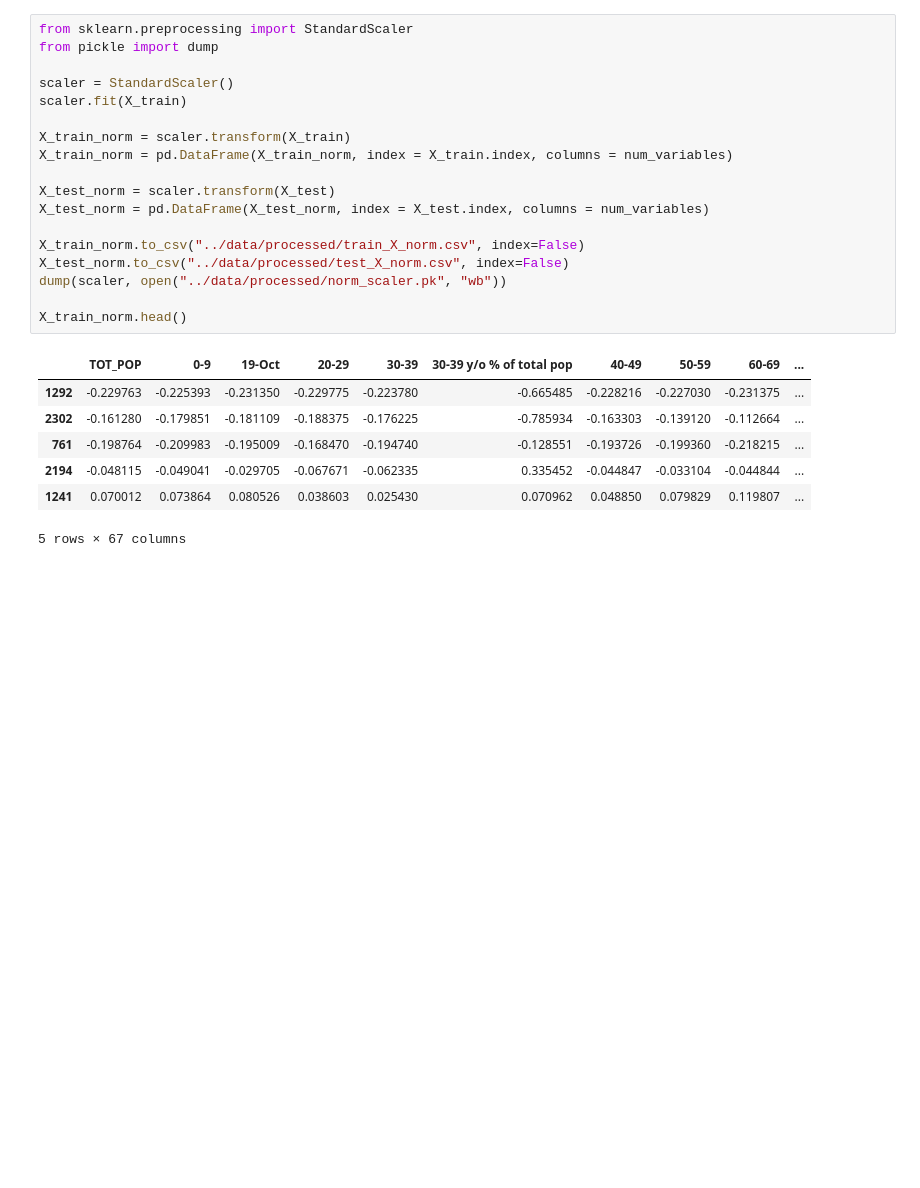
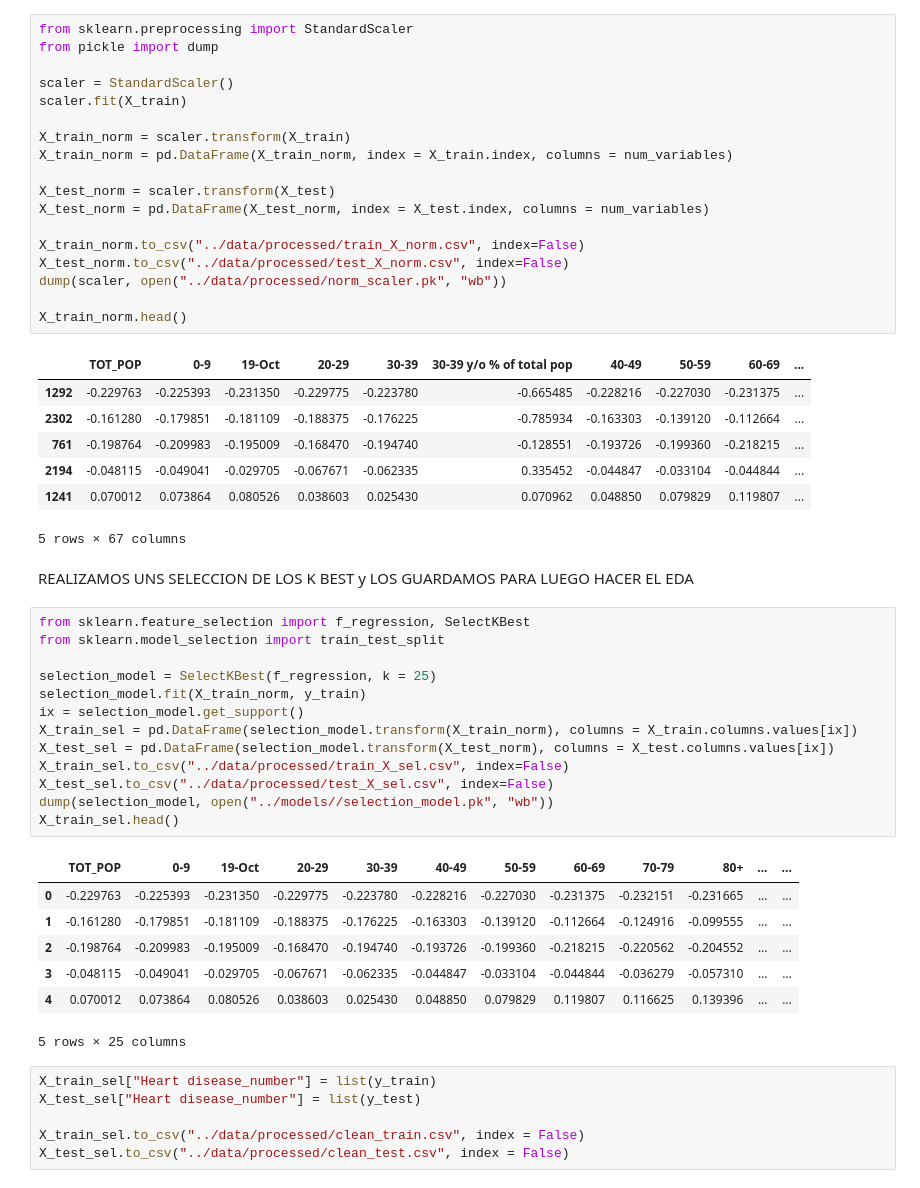
Before and after one commit to 4GeeksAcademy/regularizedLinearregression, a Jupyter notebook: src/EDA.ipynb, the cells around one changed output. Cells and saved outputs as stored; diff of their text form; blank space fills up the shorter version.

```diff
--- a/src/EDA.ipynb
+++ b/src/EDA.ipynb
@@ -347,3 +347,32 @@ X_train_norm.head()
 | 2194 | -0.048115 | -0.049041 | -0.029705 | -0.067671 | -0.062335 | 0.335452 | -0.044847 | -0.033104 | -0.044844 | ... |
 | 1241 | 0.070012 | 0.073864 | 0.080526 | 0.038603 | 0.025430 | 0.070962 | 0.048850 | 0.079829 | 0.119807 | ... |
 5 rows × 67 columns
+# %% [markdown]
+REALIZAMOS UNS SELECCION DE LOS K BEST y LOS GUARDAMOS PARA LUEGO HACER EL EDA
+# %%
+from sklearn.feature_selection import f_regression, SelectKBest
+from sklearn.model_selection import train_test_split
+
+selection_model = SelectKBest(f_regression, k = 25)
+selection_model.fit(X_train_norm, y_train)
+ix = selection_model.get_support()
+X_train_sel = pd.DataFrame(selection_model.transform(X_train_norm), columns = X_train.columns.values[ix])
+X_test_sel = pd.DataFrame(selection_model.transform(X_test_norm), columns = X_test.columns.values[ix])
+X_train_sel.to_csv("../data/processed/train_X_sel.csv", index=False)
+X_test_sel.to_csv("../data/processed/test_X_sel.csv", index=False)
+dump(selection_model, open("../models//selection_model.pk", "wb"))
+X_train_sel.head()
+# %% [output]
+|  | TOT_POP | 0-9 | 19-Oct | 20-29 | 30-39 | 40-49 | 50-59 | 60-69 | 70-79 | 80+ | ... | ... |
+| 0 | -0.229763 | -0.225393 | -0.231350 | -0.229775 | -0.223780 | -0.228216 | -0.227030 | -0.231375 | -0.232151 | -0.231665 | ... | ... |
+| 1 | -0.161280 | -0.179851 | -0.181109 | -0.188375 | -0.176225 | -0.163303 | -0.139120 | -0.112664 | -0.124916 | -0.099555 | ... | ... |
+| 2 | -0.198764 | -0.209983 | -0.195009 | -0.168470 | -0.194740 | -0.193726 | -0.199360 | -0.218215 | -0.220562 | -0.204552 | ... | ... |
+| 3 | -0.048115 | -0.049041 | -0.029705 | -0.067671 | -0.062335 | -0.044847 | -0.033104 | -0.044844 | -0.036279 | -0.057310 | ... | ... |
+| 4 | 0.070012 | 0.073864 | 0.080526 | 0.038603 | 0.025430 | 0.048850 | 0.079829 | 0.119807 | 0.116625 | 0.139396 | ... | ... |
+5 rows × 25 columns
+# %%
+X_train_sel["Heart disease_number"] = list(y_train)
+X_test_sel["Heart disease_number"] = list(y_test)
+
+X_train_sel.to_csv("../data/processed/clean_train.csv", index = False)
+X_test_sel.to_csv("../data/processed/clean_test.csv", index = False)
```
Also changed, not shown: parts of 1 cell of this notebook, 6 other files.
